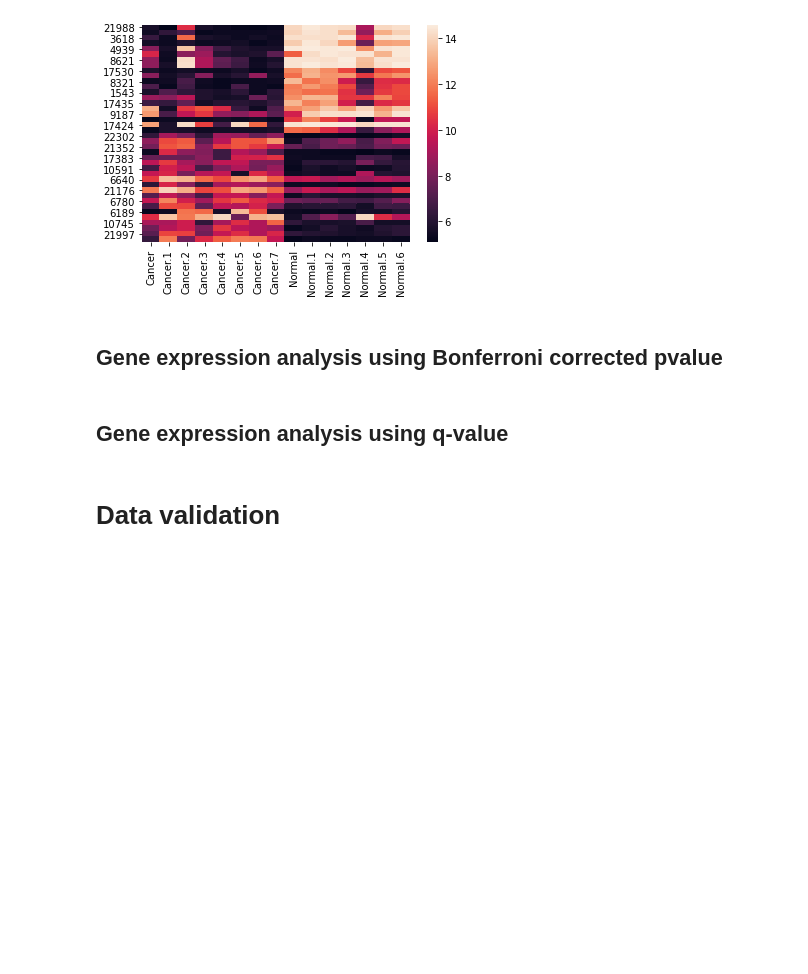
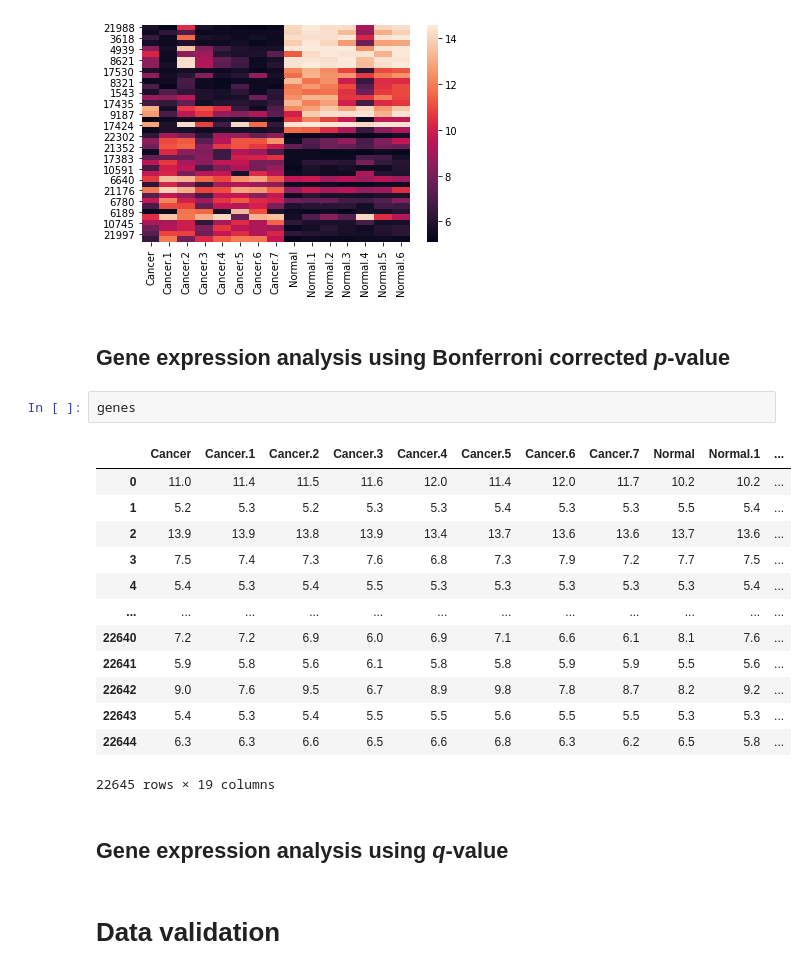
Before and after one commit to mzamayias/uni-work, a Jupyter notebook: lab/assignments/assignment_1/assignment_1.ipynb, the cells around one changed output. Drawn from its saved outputs; the diff is of its cells as text; blank space fills up the shorter version.

```diff
--- a/lab/assignments/assignment_1/assignment_1.ipynb
+++ b/lab/assignments/assignment_1/assignment_1.ipynb
@@ -78,8 +78,24 @@ sns.heatmap(sliced_pvalue_means_delta_sorted_genes.iloc[:, :-4])
 <AxesSubplot:>
 [figure]
 # %% [markdown]
-## Gene expression analysis using Bonferroni corrected pvalue
+## Gene expression analysis using Bonferroni corrected *p*-value
+# %%
+genes
+# %% [output]
+|  | Cancer | Cancer.1 | Cancer.2 | Cancer.3 | Cancer.4 | Cancer.5 | Cancer.6 | Cancer.7 | Normal | Normal.1 | ... |
+| 0 | 11.0 | 11.4 | 11.5 | 11.6 | 12.0 | 11.4 | 12.0 | 11.7 | 10.2 | 10.2 | ... |
+| 1 | 5.2 | 5.3 | 5.2 | 5.3 | 5.3 | 5.4 | 5.3 | 5.3 | 5.5 | 5.4 | ... |
+| 2 | 13.9 | 13.9 | 13.8 | 13.9 | 13.4 | 13.7 | 13.6 | 13.6 | 13.7 | 13.6 | ... |
+| 3 | 7.5 | 7.4 | 7.3 | 7.6 | 6.8 | 7.3 | 7.9 | 7.2 | 7.7 | 7.5 | ... |
+| 4 | 5.4 | 5.3 | 5.4 | 5.5 | 5.3 | 5.3 | 5.3 | 5.3 | 5.3 | 5.4 | ... |
+| ... | ... | ... | ... | ... | ... | ... | ... | ... | ... | ... | ... |
+| 22640 | 7.2 | 7.2 | 6.9 | 6.0 | 6.9 | 7.1 | 6.6 | 6.1 | 8.1 | 7.6 | ... |
+| 22641 | 5.9 | 5.8 | 5.6 | 6.1 | 5.8 | 5.8 | 5.9 | 5.9 | 5.5 | 5.6 | ... |
+| 22642 | 9.0 | 7.6 | 9.5 | 6.7 | 8.9 | 9.8 | 7.8 | 8.7 | 8.2 | 9.2 | ... |
+| 22643 | 5.4 | 5.3 | 5.4 | 5.5 | 5.5 | 5.6 | 5.5 | 5.5 | 5.3 | 5.3 | ... |
+| 22644 | 6.3 | 6.3 | 6.6 | 6.5 | 6.6 | 6.8 | 6.3 | 6.2 | 6.5 | 5.8 | ... |
+22645 rows × 19 columns
 # %% [markdown]
-## Gene expression analysis using q-value
+## Gene expression analysis using *q*-value
 # %% [markdown]
 # Data validation
```
Also changed, not shown: parts of 1 cell of this notebook.
